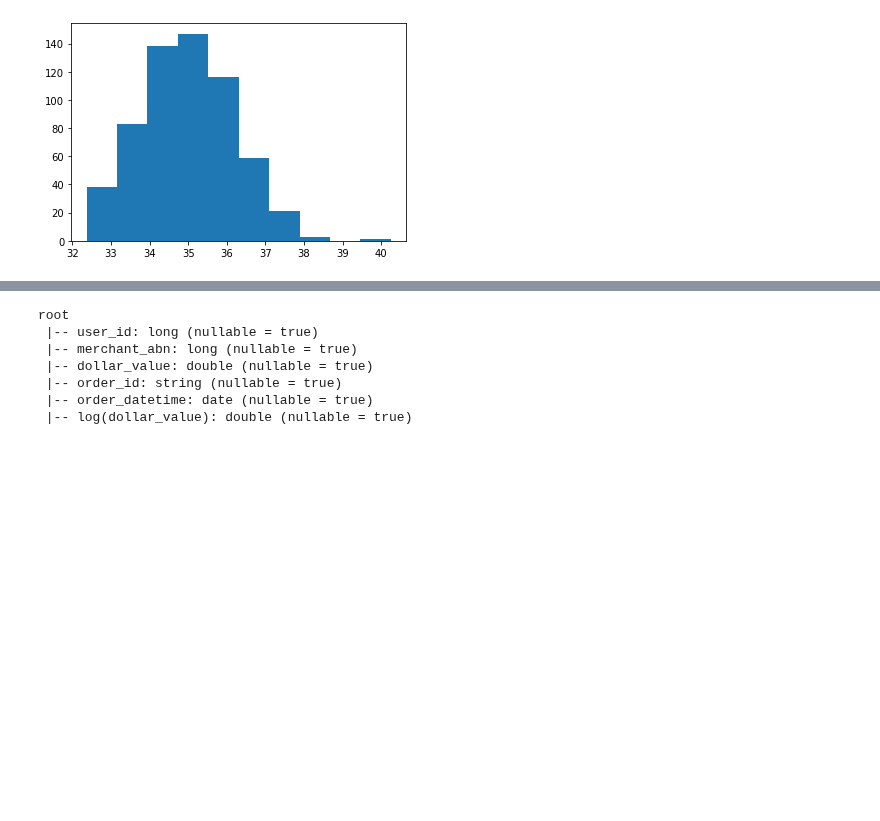
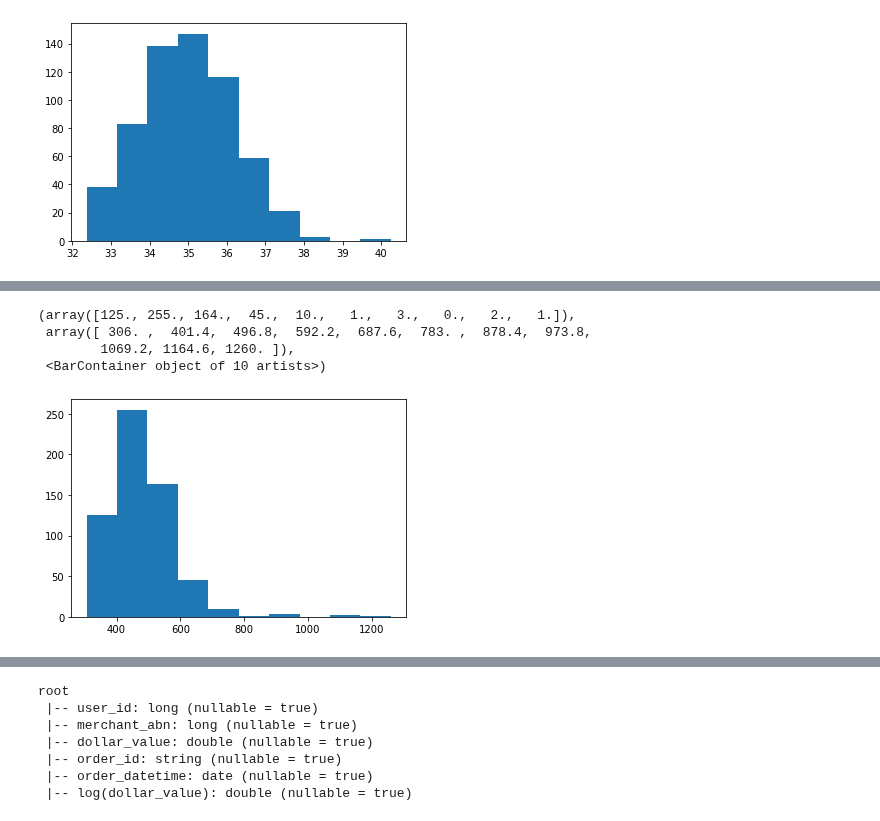
Before and after one commit to MAST30034-Applied-Data-Science/generic-buy-now-pay-later-project-group-19, a Jupyter notebook: notebooks/fraud_analysis.ipynb, the cells around one changed output, grey strips where cells are left out. Saved outputs shown, nothing was run; the diff lists cells and outputs as text; code cells hidden in the pictures; blank space fills up the shorter version.

```diff
--- a/notebooks/fraud_analysis.ipynb
+++ b/notebooks/fraud_analysis.ipynb
@@ -392,0 +391,8 @@ plt.hist(trd_abn_agg["avg_dollar_value"])
+# %%
+plt.hist(max_abn_agg["total_order"])
+# %% [output]
+(array([125., 255., 164.,  45.,  10.,   1.,   3.,   0.,   2.,   1.]),
+ array([ 306. ,  401.4,  496.8,  592.2,  687.6,  783. ,  878.4,  973.8,
+        1069.2, 1164.6, 1260. ]),
+ <BarContainer object of 10 artists>)
+[figure, added]
```
Also changed, not shown: parts of 22 cells of this notebook.
